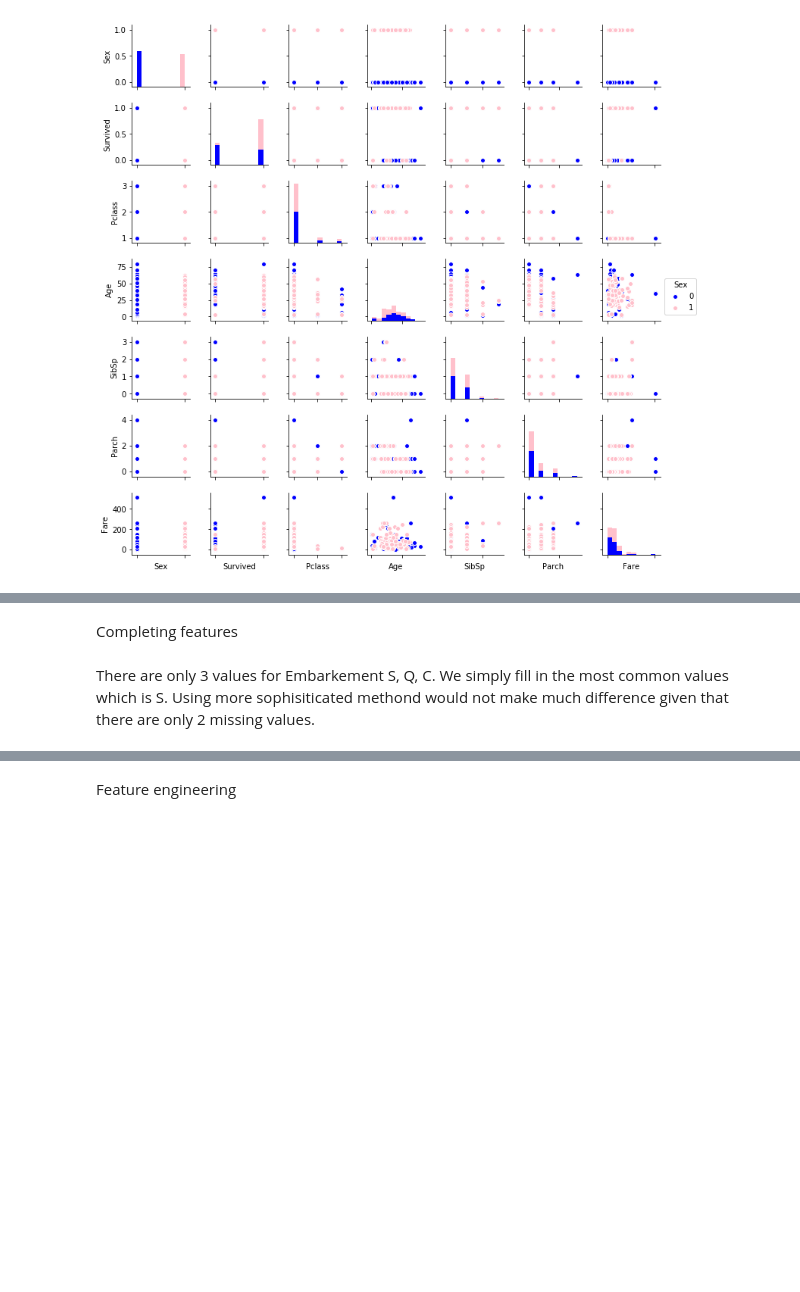
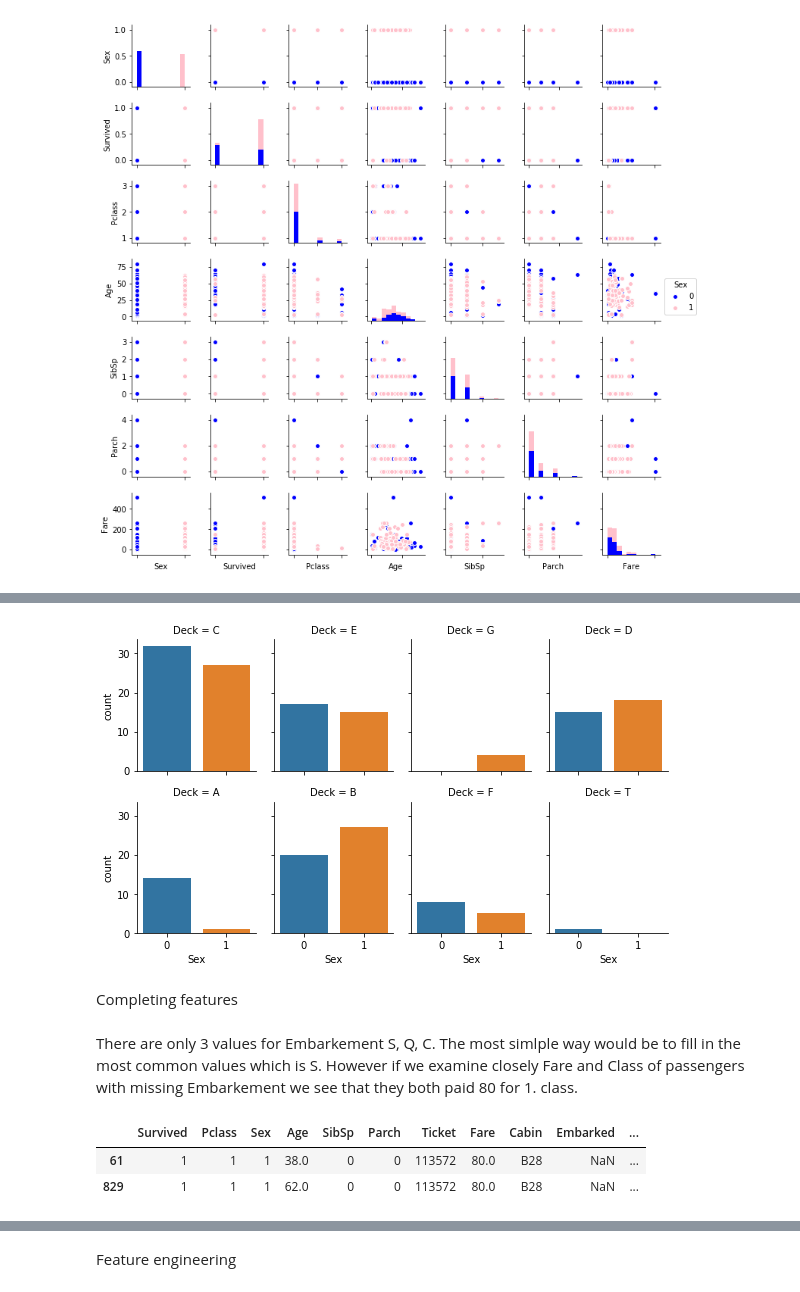
Before and after one commit to QuarKUS7/EY, a Jupyter notebook: model.ipynb, the cells around one changed output, grey strips where cells are left out. Saved outputs shown, nothing was run; the diff lists cells and outputs as text; code cells hidden in the pictures; blank space fills up the shorter version.

```diff
--- a/model.ipynb
+++ b/model.ipynb
@@ -156,4 +204,15 @@ g.set(xticklabels=[])
+# %%
+g = sns.factorplot("Sex", col="Deck", col_wrap=4,
+                    data=data, kind="count", size=2.5, aspect=.8);
+# %% [output]
+[figure, added]
 # %% [markdown]
 Completing features
 # %% [markdown]
-There are only 3 values for Embarkement S, Q, C. We simply fill in the most common values which is S. Using more sophisiticated methond would not make much difference given that there are only 2 missing values.
+There are only 3 values for Embarkement S, Q, C. The most simlple way would be to fill in the most common values which is S. However if we examine closely Fare and Class of passengers with missing Embarkement we see that they both paid 80 for 1. class.
+# %%
+data[data['Embarked'].isnull()]
+# %% [output]
+|  | Survived | Pclass | Sex | Age | SibSp | Parch | Ticket | Fare | Cabin | Embarked | ... |
+| 61 | 1 | 1 | 1 | 38.0 | 0 | 0 | 113572 | 80.0 | B28 | NaN | ... |
+| 829 | 1 | 1 | 1 | 62.0 | 0 | 0 | 113572 | 80.0 | B28 | NaN | ... |
```
Also changed, not shown: parts of 28 cells of this notebook.
